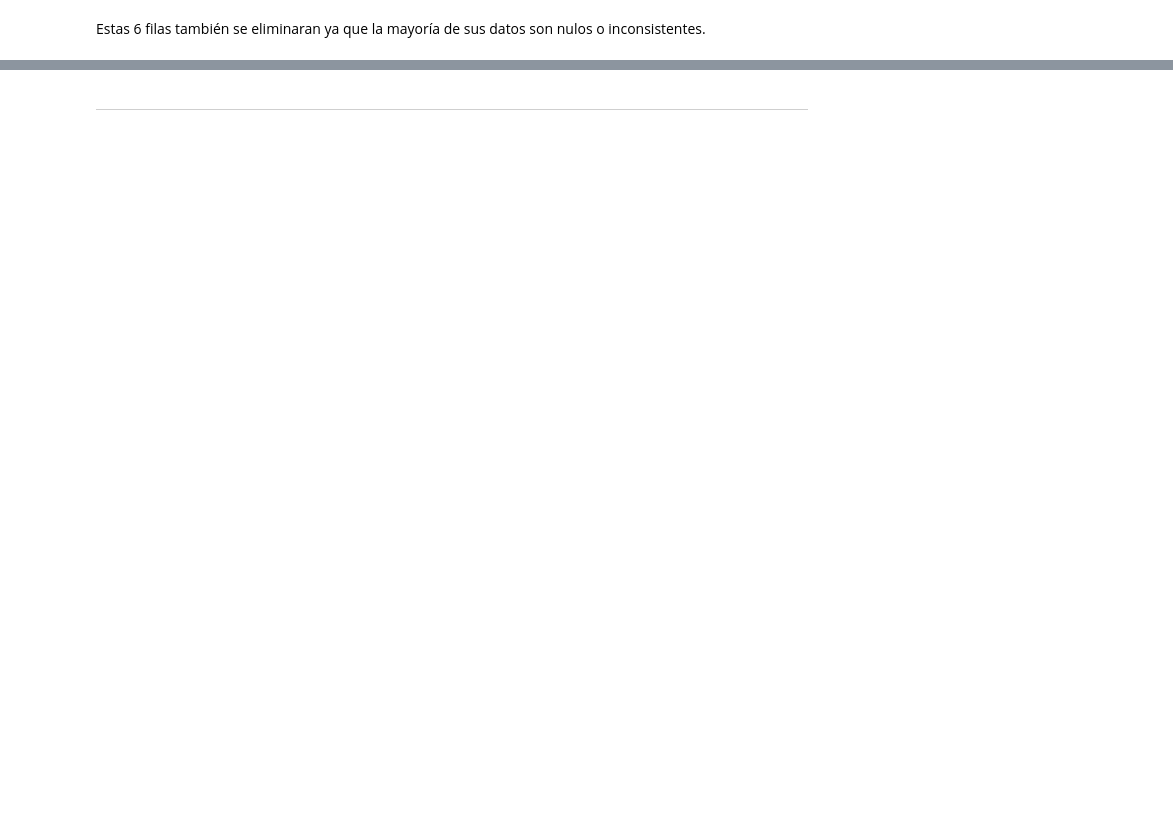
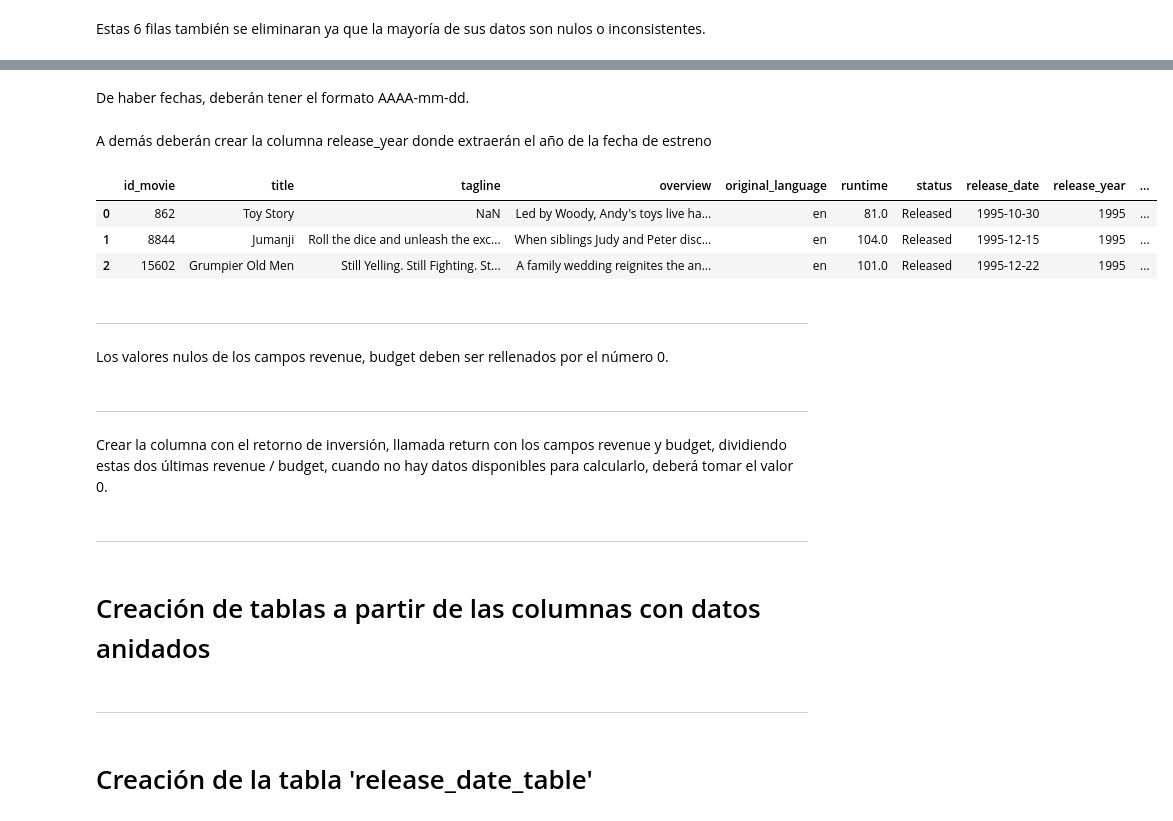
Before and after one commit to rominaEsc/ML_OPS_P1, a Jupyter notebook: 1_etl_movies.ipynb, the cells around one changed output, grey strips where cells are left out. Saved outputs shown, nothing was run; the diff lists cells and outputs as text; code cells hidden in the pictures; blank space fills up the shorter version.

Commit message:
Correccion de 1_etl_movies y datasets

```diff
--- a/1_etl_movies.ipynb
+++ b/1_etl_movies.ipynb
@@ -137,0 +204,3 @@ Estas 6 filas también se eliminaran ya que la mayoría de sus datos son nulos o
+# %%
+#Eliminar los release_date NAN // release_date
+movies = movies.dropna(subset='release_date')
@@ -137,0 +231,38 @@ Estas 6 filas también se eliminaran ya que la mayoría de sus datos son nulos o
+# %%
+#cambiamos los tipos de datos de las columnas
+movies = movies.rename({'id': 'id_movie'}, axis=1)
+movies = movies.astype({'id_movie' : 'int64',
+                        # 'title':'str',
+                        # 'tagline':'str',
+                        # 'overview':'str',
+                        'original_language':'category',
+                        # # 'runtime':'int', # posee valores nan por lo que aun no podemos cambiarlo a int
+                        'status': 'category',
+                        # 'release_date': ,  # no se si se puede hacer aca directamente
+                        'budget': 'int64',
+                        'revenue': 'int64', # posee valores nan por lo que aun no podemos cambiarlo a int
+                        'vote_count': 'int64', # posee valores nan por lo que aun no podemos cambiarlo a int
+                        'vote_average': 'int', # posee valores nan por lo que aun no podemos cambiarlo a int
+                        # 'popularity' : 'float' # no se que es esto jajaj
+                        }, copy=False, errors='raise')
+# %% [markdown]
+De haber fechas, deberán tener el formato AAAA-mm-dd.
+# %%
+#cambiamos los tipos de datos de la columna 'release_date'
+movies['release_date'] = pd.to_datetime(movies['release_date'], format='%Y-%m-%d',yearfirst=True, errors='coerce')
+# %% [markdown]
+A demás deberán crear la columna release_year donde extraerán el año de la fecha de estreno
+# %%
+#Creamos la columna 'release_year'
+movies.insert(movies.columns.get_loc('release_date') + 1, 'release_year', movies['release_date'].dt.year)
+# %%
+movies.head(3)
+# %% [output]
+|  | id_movie | title | tagline | overview | original_language | runtime | status | release_date | release_year | ... |
+| 0 | 862 | Toy Story | NaN | Led by Woody, Andy's toys live ha... | en | 81.0 | Released | 1995-10-30 | 1995 | ... |
+| 1 | 8844 | Jumanji | Roll the dice and unleash the exc... | When siblings Judy and Peter disc... | en | 104.0 | Released | 1995-12-15 | 1995 | ... |
+| 2 | 15602 | Grumpier Old Men | Still Yelling. Still Fighting. St... | A family wedding reignites the an... | en | 101.0 | Released | 1995-12-22 | 1995 | ... |
+# %% [markdown]
+---
+# %% [markdown]
+Los valores nulos de los campos revenue, budget deben ser rellenados por el número 0.
@@ -137,0 +273,4 @@ Estas 6 filas también se eliminaran ya que la mayoría de sus datos son nulos o
+# %% [markdown]
+---
+# %% [markdown]
+Crear la columna con el retorno de inversión, llamada return con los campos revenue y budget, dividiendo estas dos últimas revenue / budget, cuando no hay datos disponibles para calcularlo, deberá tomar el valor 0.
@@ -138,2 +290,8 @@ Estas 6 filas también se eliminaran ya que la mayoría de sus datos son nulos o
 # %% [markdown]
 ----
+# %% [markdown]
+# Creación de tablas a partir de las columnas con datos anidados
+# %% [markdown]
+----------
+# %% [markdown]
+# Creación de la tabla 'release_date_table'
```
Also changed, not shown: parts of 51 cells of this notebook, 2 other files.
